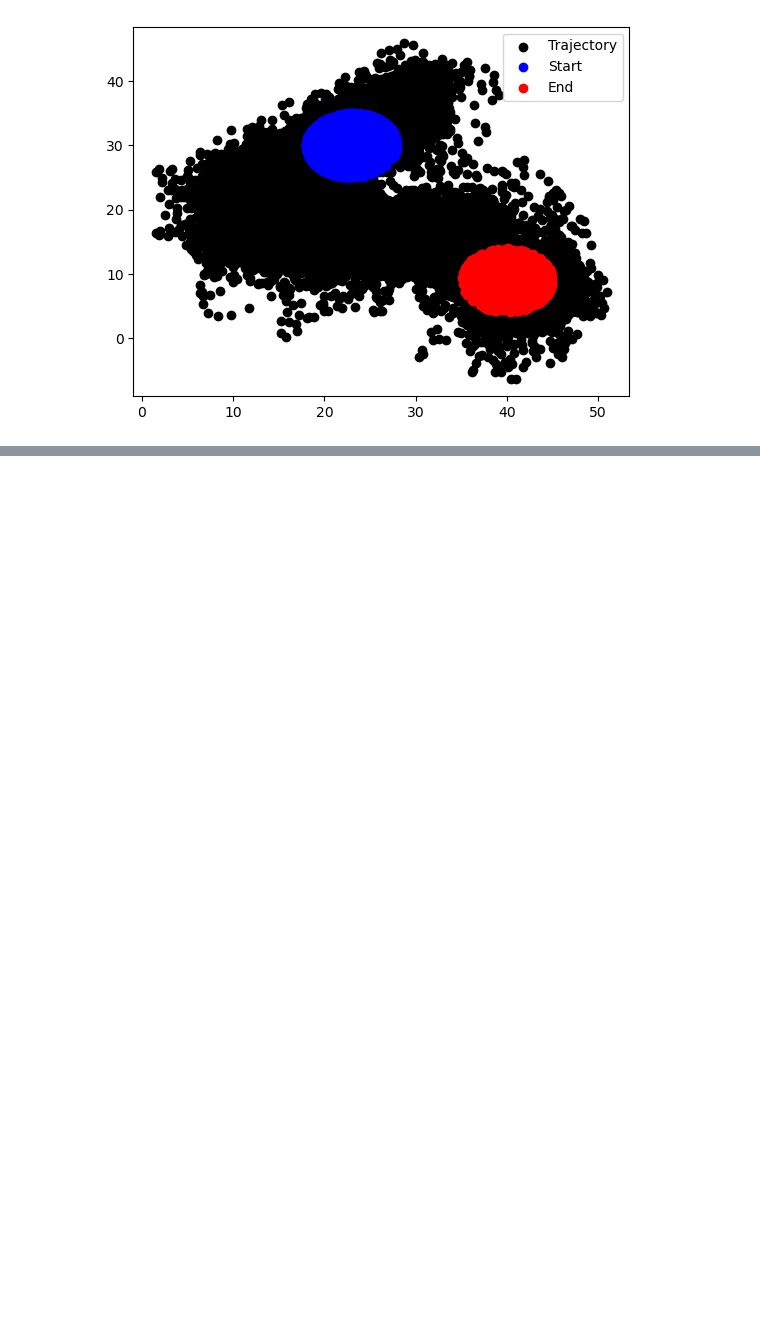
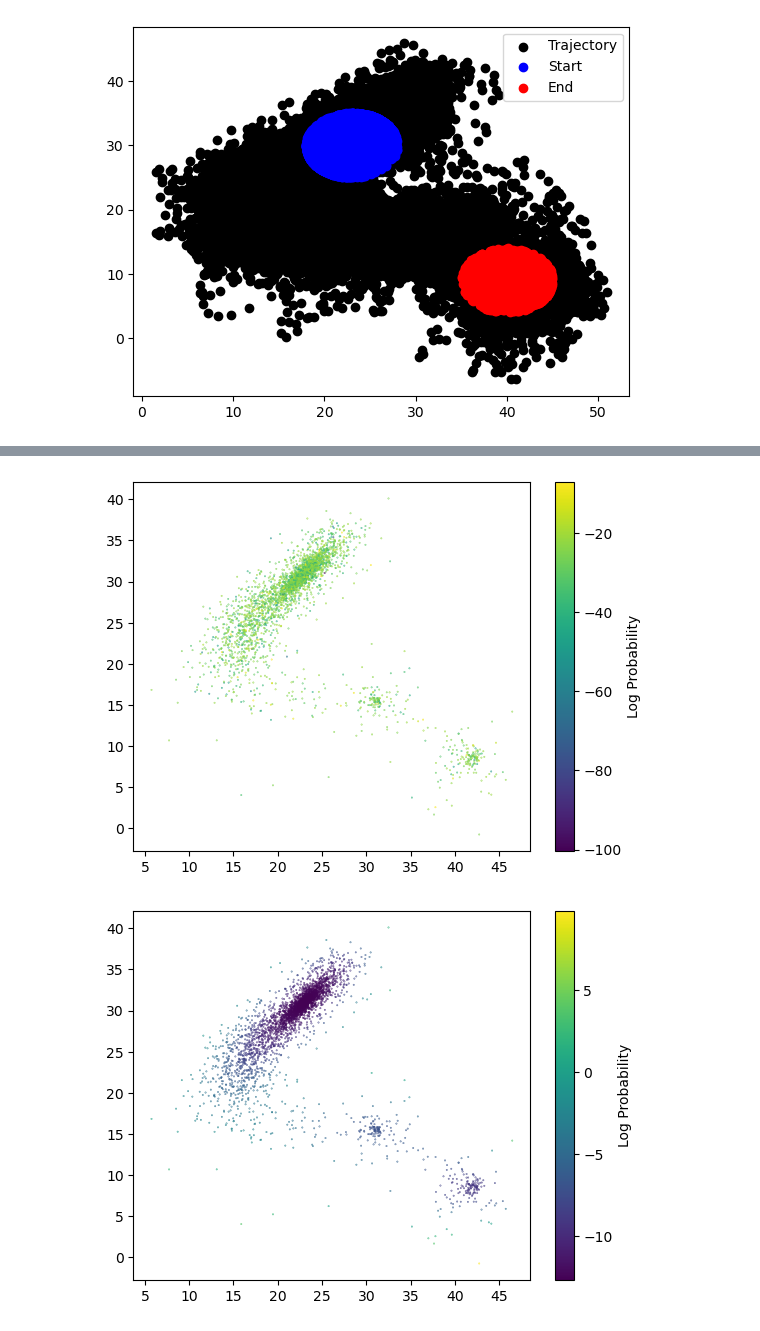
Before and after one commit to michael-psenka/OM-TPS, a Jupyter notebook: train_committor_mb.ipynb, the cells around one changed output, grey strips where cells are left out. Drawn from its saved outputs; the diff is of its cells as text; code cells hidden in the pictures; blank space fills up the shorter version.

```diff
--- a/train_committor_mb.ipynb
+++ b/train_committor_mb.ipynb
@@ -469,0 +469,13 @@ Rate: 1.5243622632149905e-12, Effective sample size: 118380.20574647874 out of 4
+# %%
+plt.figure()
+sc = plt.scatter(gt_traj_keep[::100, 0], gt_traj_keep[::100, 1], c = 10*log_probs[::100].cpu(), s=0.1,)
+cbar = plt.colorbar(sc)
+cbar.set_label("Log Probability")
+
+plt.figure()
+sc = plt.scatter(gt_traj_keep[::100, 0], gt_traj_keep[::100, 1], c = energies[::100].detach().cpu(), s=0.1,)
+cbar = plt.colorbar(sc)
+cbar.set_label("Log Probability")
+# %% [output]
+[figure, added]
+[figure, added]
```
Also changed, not shown: parts of 7 cells of this notebook, 4 other files.
